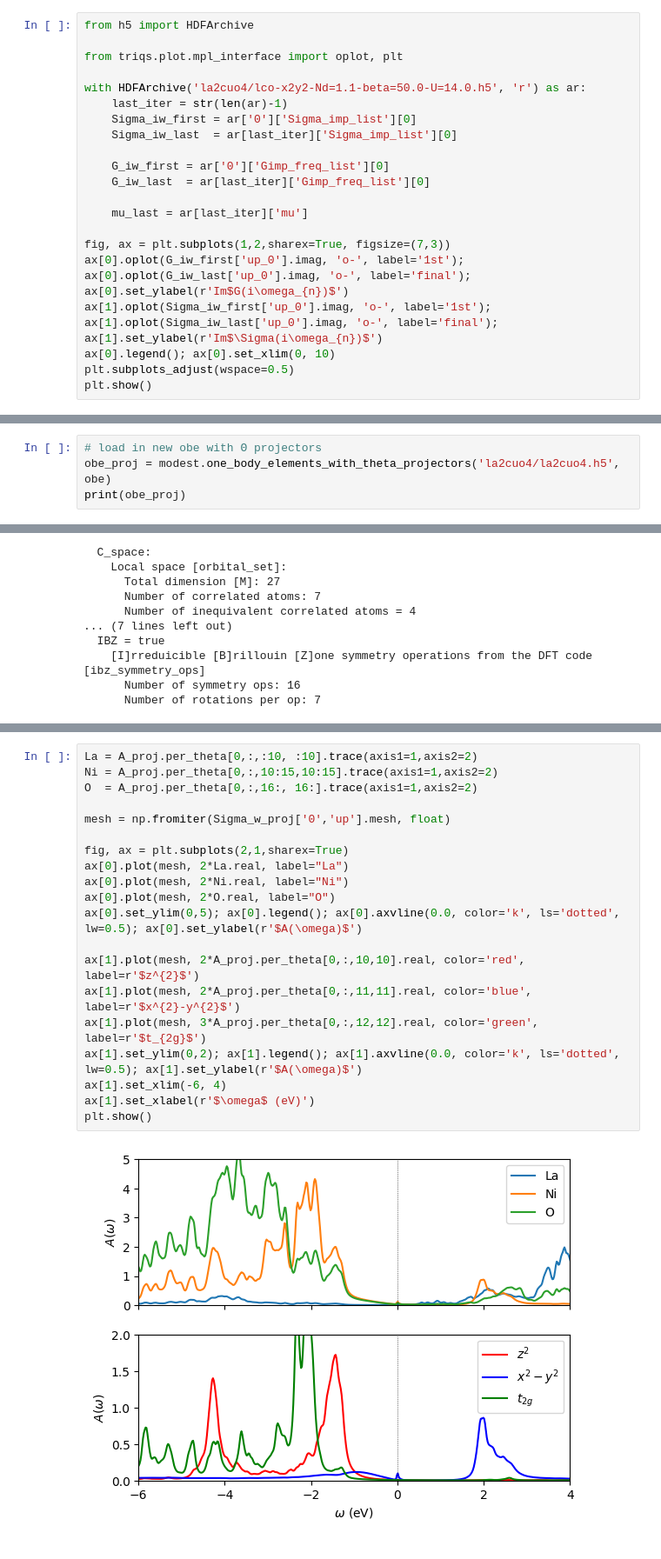
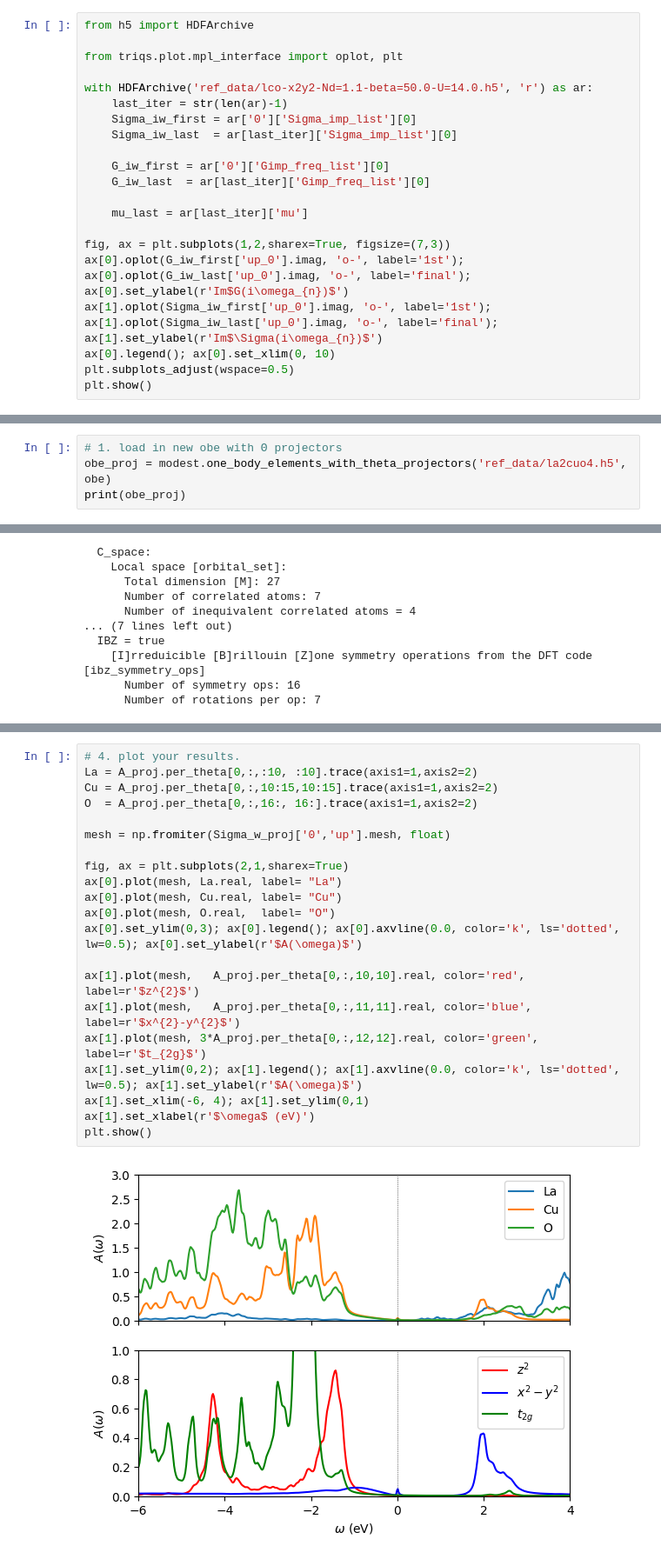
Before and after one commit to harrisonlabollita/TRIQS-tutorials, a Jupyter notebook: ModEST-DMFT/05as-la2cuo4.ipynb, the cells around one changed output, grey strips where cells are left out. Shown at 87% size. Cells and saved outputs as stored; diff of their text form.

```diff
--- a/ModEST-DMFT/05as-la2cuo4.ipynb
+++ b/ModEST-DMFT/05as-la2cuo4.ipynb
@@ -298,7 +301,7 @@ from h5 import HDFArchive
 
 from triqs.plot.mpl_interface import oplot, plt
 
-with HDFArchive('la2cuo4/lco-x2y2-Nd=1.1-beta=50.0-U=14.0.h5', 'r') as ar:
+with HDFArchive('ref_data/lco-x2y2-Nd=1.1-beta=50.0-U=14.0.h5', 'r') as ar:
     last_iter = str(len(ar)-1)
     Sigma_iw_first = ar['0']['Sigma_imp_list'][0]
     Sigma_iw_last  = ar[last_iter]['Sigma_imp_list'][0]
@@ -372,6 +375,6 @@ where $G_{\mathrm{proj}}$ is the local Green's function projected onto atom $a$
 # %%
-# load in new obe with Θ projectors
-obe_proj = modest.one_body_elements_with_theta_projectors('la2cuo4/la2cuo4.h5', obe)
+# 1. load in new obe with Θ projectors
+obe_proj = modest.one_body_elements_with_theta_projectors('ref_data/la2cuo4.h5', obe)
 print(obe_proj)
 # %% [output]
 One body elements representing a downfolding from (restricted) Bloch 𝓑 to Correlated space 𝓒 from DFT code [one_body_elements_on_grid]
@@ -399,23 +402,24 @@ Sigma_w_proj = E.embed([Sigma_w - Sigma_DC])
 A_proj = modest.projected_spectral_function(obe_proj, obe.P, mu_last, Sigma_w_proj, broadening=0.05)
 # %%
+# 4. plot your results.
 La = A_proj.per_theta[0,:,:10, :10].trace(axis1=1,axis2=2)
-Ni = A_proj.per_theta[0,:,10:15,10:15].trace(axis1=1,axis2=2)
+Cu = A_proj.per_theta[0,:,10:15,10:15].trace(axis1=1,axis2=2)
 O  = A_proj.per_theta[0,:,16:, 16:].trace(axis1=1,axis2=2)
 
 mesh = np.fromiter(Sigma_w_proj['0','up'].mesh, float)
 
 fig, ax = plt.subplots(2,1,sharex=True)
-ax[0].plot(mesh, 2*La.real, label="La")
-ax[0].plot(mesh, 2*Ni.real, label="Ni")
-ax[0].plot(mesh, 2*O.real, label="O")
-ax[0].set_ylim(0,5); ax[0].legend(); ax[0].axvline(0.0, color='k', ls='dotted', lw=0.5); ax[0].set_ylabel(r'$A(\omega)$')
+ax[0].plot(mesh, La.real, label= "La")
+ax[0].plot(mesh, Cu.real, label= "Cu")
+ax[0].plot(mesh, O.real,  label= "O")
+ax[0].set_ylim(0,3); ax[0].legend(); ax[0].axvline(0.0, color='k', ls='dotted', lw=0.5); ax[0].set_ylabel(r'$A(\omega)$')
 
-ax[1].plot(mesh, 2*A_proj.per_theta[0,:,10,10].real, color='red', label=r'$z^{2}$')
-ax[1].plot(mesh, 2*A_proj.per_theta[0,:,11,11].real, color='blue', label=r'$x^{2}-y^{2}$')
+ax[1].plot(mesh,   A_proj.per_theta[0,:,10,10].real, color='red',   label=r'$z^{2}$')
+ax[1].plot(mesh,   A_proj.per_theta[0,:,11,11].real, color='blue',  label=r'$x^{2}-y^{2}$')
 ax[1].plot(mesh, 3*A_proj.per_theta[0,:,12,12].real, color='green', label=r'$t_{2g}$')
 ax[1].set_ylim(0,2); ax[1].legend(); ax[1].axvline(0.0, color='k', ls='dotted', lw=0.5); ax[1].set_ylabel(r'$A(\omega)$')
-ax[1].set_xlim(-6, 4)
+ax[1].set_xlim(-6, 4); ax[1].set_ylim(0,1)
 ax[1].set_xlabel(r'$\omega$ (eV)')
 plt.show()
 # %% [output]
-[figure, old version]
+[figure, new version]
```
Also changed, not shown: parts of 8 cells of this notebook, 7 other files.
